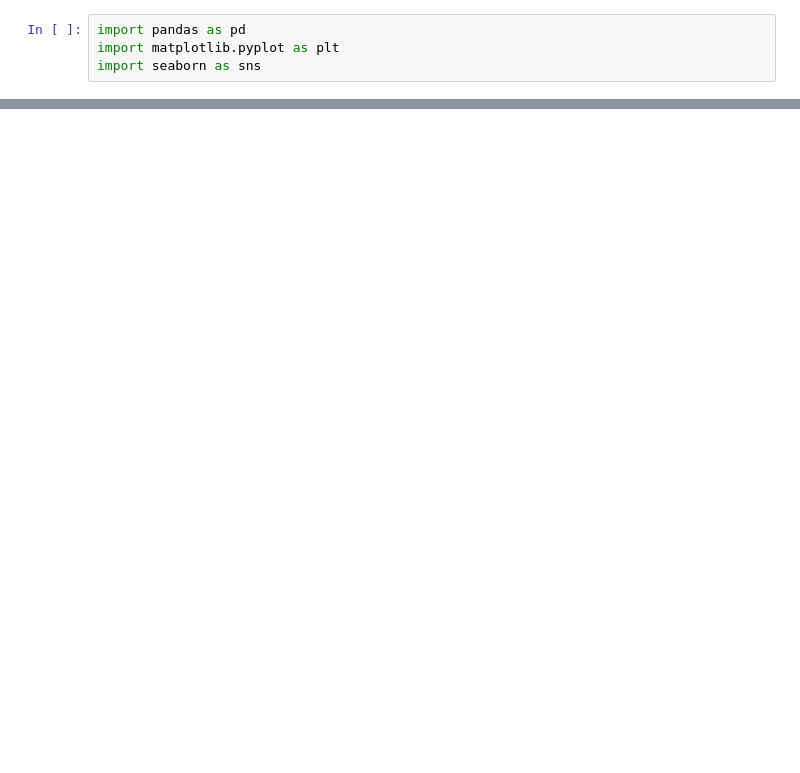
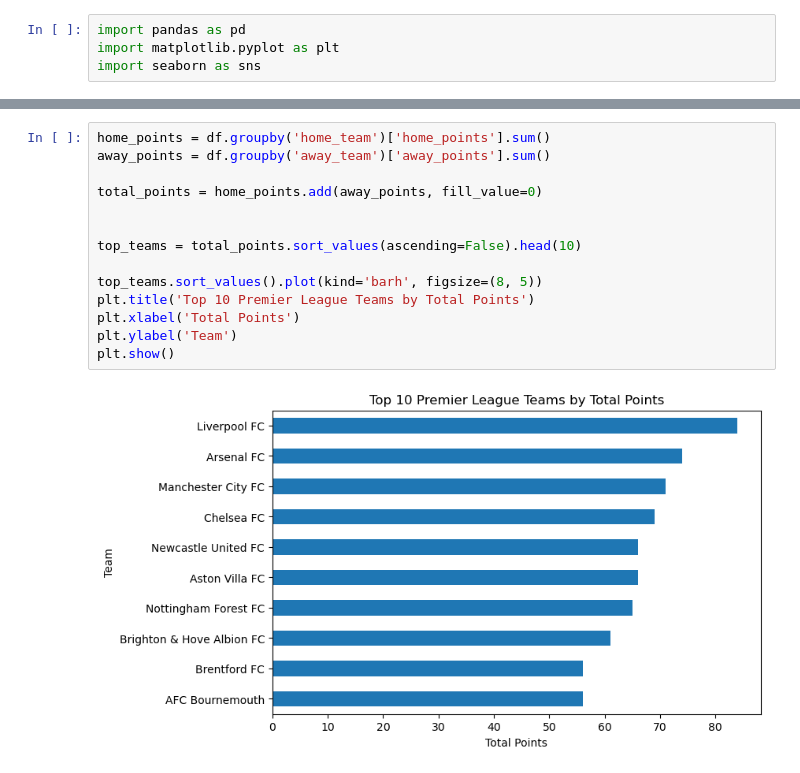
Before and after one commit to stegio94/capstone_project, a Jupyter notebook: Capstone_project.ipynb, the cells around one changed output, grey strips where cells are left out. Drawn from its saved outputs; the diff is of its cells as text; blank space fills up the shorter version.

```diff
--- a/Capstone_project.ipynb
+++ b/Capstone_project.ipynb
@@ -328,0 +155,16 @@ This project shows how football data can be used to better understand match resu
+# %%
+home_points = df.groupby('home_team')['home_points'].sum()
+away_points = df.groupby('away_team')['away_points'].sum()
+
+total_points = home_points.add(away_points, fill_value=0)
+
+
+top_teams = total_points.sort_values(ascending=False).head(10)
+
+top_teams.sort_values().plot(kind='barh', figsize=(8, 5))
+plt.title('Top 10 Premier League Teams by Total Points')
+plt.xlabel('Total Points')
+plt.ylabel('Team')
+plt.show()
+# %% [output]
+[figure, added]
```
Also changed, not shown: parts of 71 cells of this notebook, 1 other file.
